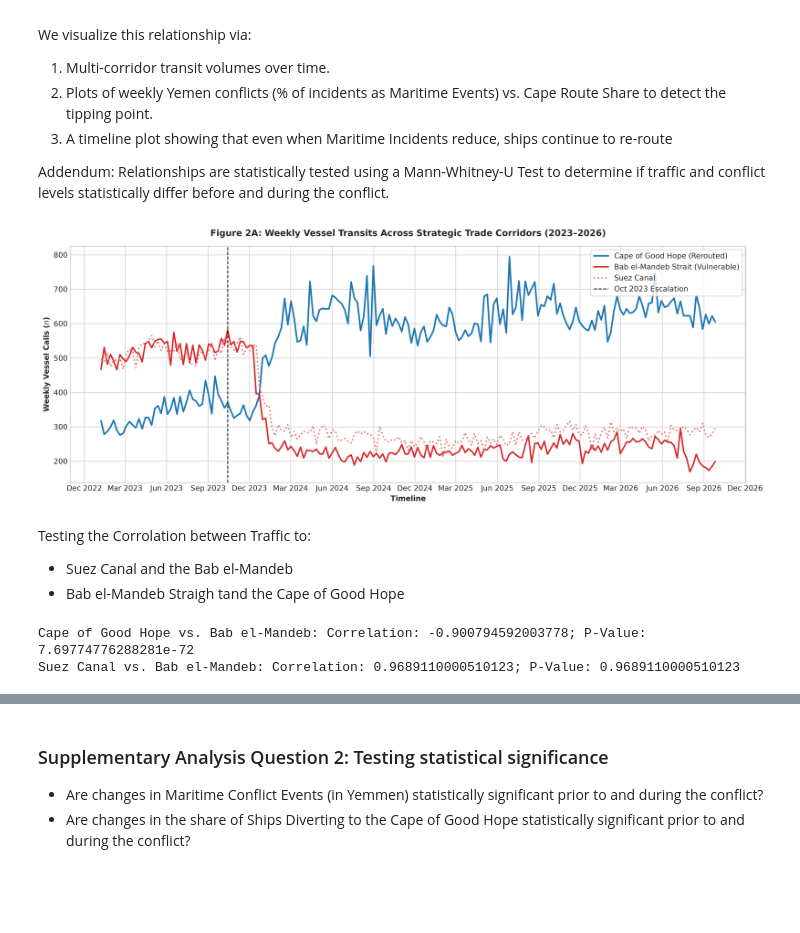
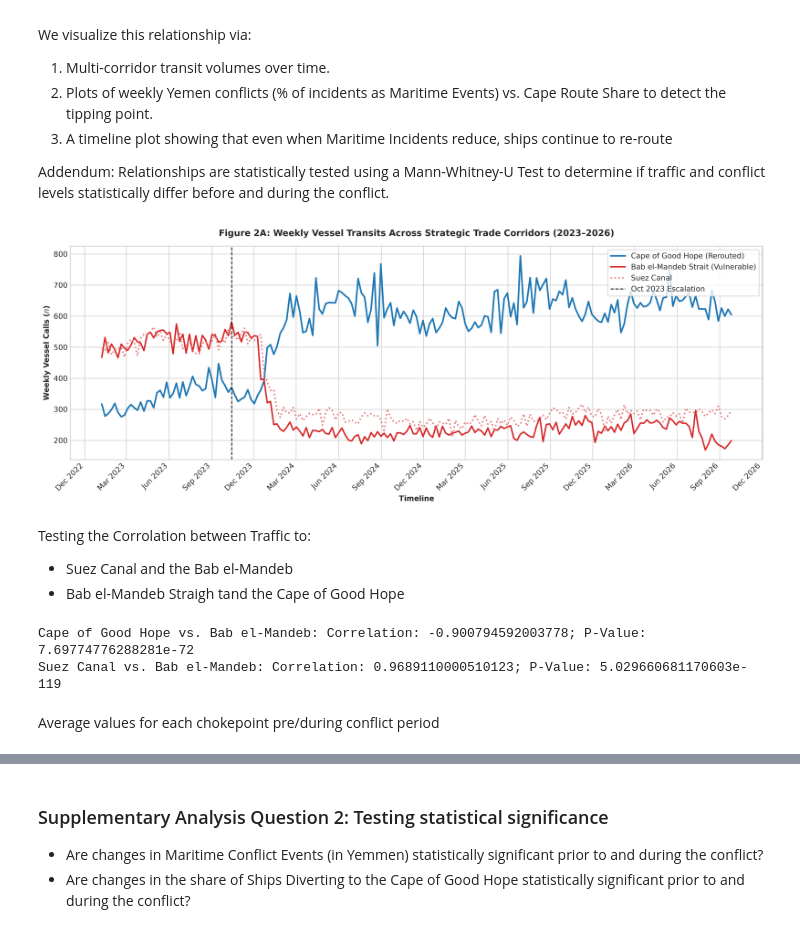
Before and after one commit to bxj6260/CIP_HS2026_107, a Jupyter notebook: 03_data_visualization.ipynb, the cells around one changed output, grey strips where cells are left out. Drawn from its saved outputs; the diff is of its cells as text; code cells hidden in the pictures; blank space fills up the shorter version.

```diff
--- a/03_data_visualization.ipynb
+++ b/03_data_visualization.ipynb
@@ -123,28 +125,29 @@ We visualize this relationship via:
 
 Addendum: Relationships are statistically tested using a Mann-Whitney-U Test to determine if traffic and conflict levels statistically differ before and during the conflict.
 # %%
-plt.figure(figsize=(14, 5.5), dpi=300)
+plt.figure(figsize=(14, 5.5), dpi=300) #originally sized as 14, 5.5
 
 plt.plot(ds2['week_start'], ds2['Cape of Good Hope'], label='Cape of Good Hope (Rerouted)', color='#1f77b4', linewidth=2.2)
 plt.plot(ds2['week_start'], ds2['Bab el-Mandeb Strait'], label='Bab el-Mandeb Strait (Vulnerable)', color='#d62728', linewidth=2)
 plt.plot(ds2['week_start'], ds2['Suez Canal'], label='Suez Canal', color='#E67575', linewidth=2, linestyle=':')
 
 # Compute and draw pre-crisis baseline (Jan 2023 - Sep 2023)
 baseline_date_end = '2023-10-01'
 baseline_cape_share = ds2[ds2['week_start'] < baseline_date_end]['cape_share'].mean()
 plt.axvline(pd.to_datetime('2023-10-14'), color='black', linestyle='--', linewidth=1.2, label='Oct 2023 Escalation')
 
 plt.title('Figure 2A: Weekly Vessel Transits Across Strategic Trade Corridors (2023–2026)', pad=14)
 plt.xlabel('Timeline', fontweight='bold')
 plt.ylabel('Weekly Vessel Calls ($n$)', fontweight='bold')
 plt.gca().xaxis.set_major_locator(mdates.MonthLocator(interval=3))
 plt.gca().xaxis.set_major_formatter(mdates.DateFormatter('%b %Y'))
+plt.tick_params("x", rotation=45, rotation_mode="xtick")
 plt.legend(loc='upper right', frameon=True)
 plt.tight_layout()
 plt.savefig(FIGURES_DIR / "fig2a_corridor_transits.png")
 plt.show()
 # %% [output]
-[figure, old version]
+[figure, new version]
 # %% [markdown]
 Testing the Corrolation between Traffic to:
 - Suez Canal and the Bab el-Mandeb
@@ -153,7 +156,9 @@ Testing the Corrolation between Traffic to:
 cor_CGH_BeM = stats.pearsonr(ds2['Cape of Good Hope'], ds2['Bab el-Mandeb Strait'])
 cor_SC_BeM = stats.pearsonr( ds2['Bab el-Mandeb Strait'], ds2['Suez Canal'])
 print(f'Cape of Good Hope vs. Bab el-Mandeb: Correlation: {cor_CGH_BeM[0]}; P-Value: {cor_CGH_BeM[1]}')
-print(f'Suez Canal vs. Bab el-Mandeb: Correlation: {cor_SC_BeM[0]}; P-Value: {cor_SC_BeM[0]}')
+print(f'Suez Canal vs. Bab el-Mandeb: Correlation: {cor_SC_BeM[0]}; P-Value: {cor_SC_BeM[1]}')
 # %% [output]
 Cape of Good Hope vs. Bab el-Mandeb: Correlation: -0.900794592003778; P-Value: 7.69774776288281e-72
-Suez Canal vs. Bab el-Mandeb: Correlation: 0.9689110000510123; P-Value: 0.9689110000510123
+Suez Canal vs. Bab el-Mandeb: Correlation: 0.9689110000510123; P-Value: 5.029660681170603e-119
+# %% [markdown]
+Average values for each chokepoint pre/during conflict period
```
Also changed, not shown: parts of 6 cells of this notebook.
